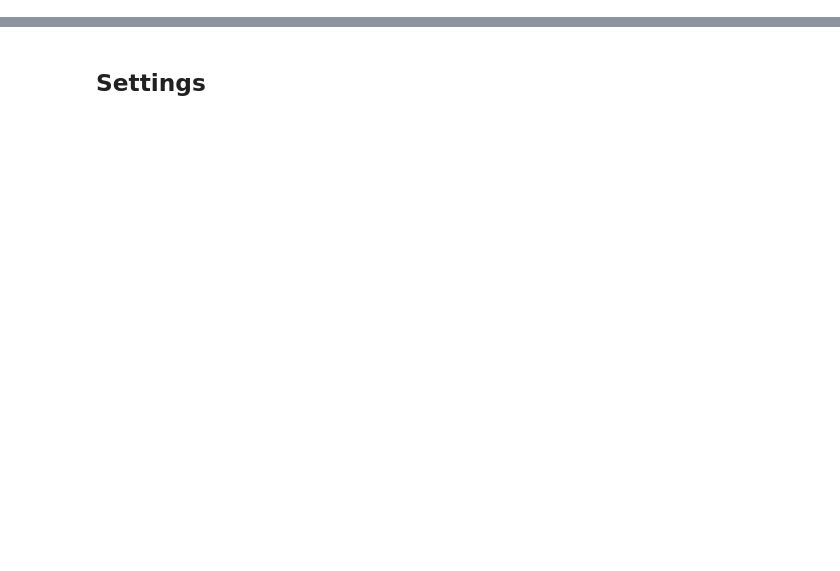
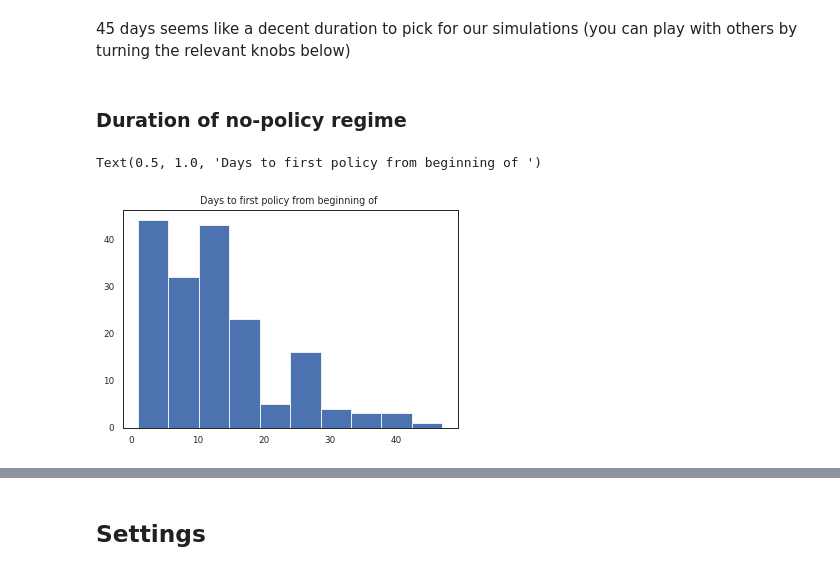
Before and after one commit to Global-Policy-Lab/gpl-covid, a Jupyter notebook: notebooks/iwb-robustness-sims.ipynb, the cells around one changed output, grey strips where cells are left out. Cells and saved outputs as stored; diff of their text form; code cells hidden in the pictures; blank space fills up the shorter version.

```diff
--- a/notebooks/iwb-SEIR.ipynb
+++ b/notebooks/iwb-robustness-sims.ipynb
@@ -21,0 +79,20 @@ out_home = cutil.RESULTS / "other" / "sims"
+# %% [markdown]
+45 days seems like a decent duration to pick for our simulations (you can play with others by turning the relevant knobs below)
+# %% [markdown]
+### Duration of no-policy regime
+# %%
+to_reg = reg_df.cum_confirmed_cases>10
+policy_vars = reg_df.loc[to_reg,:].iloc[:,8:]
+policy_vars = policy_vars[[c for c in policy_vars.columns if "testing_regime" not in c]].select_dtypes("number")
+
+days_to_first_pol = (policy_vars>0).groupby(
+    level=[0,1]
+).apply(
+    lambda x: x.reset_index(drop=True).idxmax(axis=0, skipna=False)
+).groupby(level=0).max()
+d = days_to_first_pol.values.flatten()
+plt.hist(d[d>0])
+plt.title('Days to first policy from beginning of regression')
+# %% [output]
+Text(0.5, 1.0, 'Days to first policy from beginning of ')
+[figure, added]
```
Also changed, not shown: parts of 24 cells of this notebook, 3 other files.
